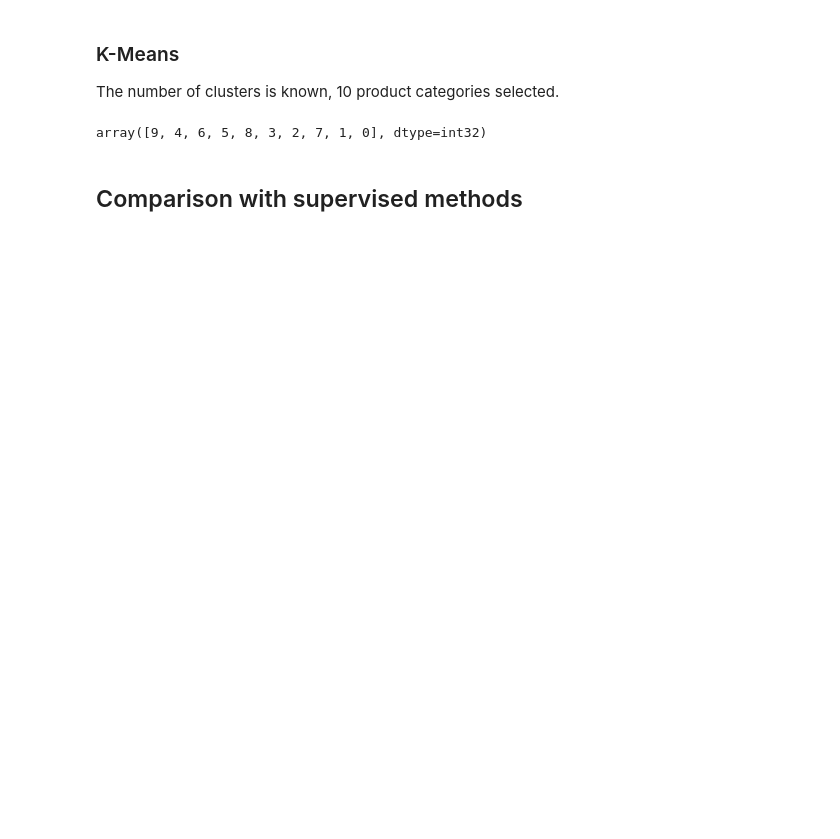
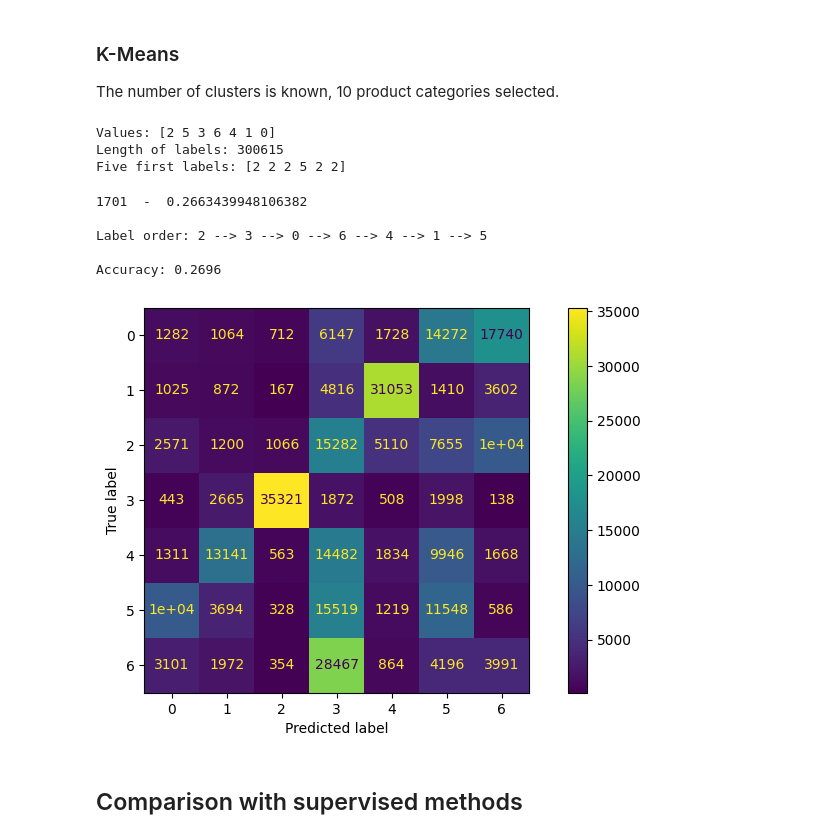
Before and after one commit to NikoKuu/unsupervised-algorithms-in-ml-final, a Jupyter notebook: Unsup_final_nk.ipynb, the cells around one changed output. Cells and saved outputs as stored; diff of their text form; code cells hidden in the pictures; blank space fills up the shorter version.

```diff
--- a/Unsup_final_nk.ipynb
+++ b/Unsup_final_nk.ipynb
@@ -518,9 +551,29 @@ The number of clusters is known, 10 product categories selected.
 # %%
 from sklearn.cluster import KMeans
 my_kmeans = KMeans(n_clusters=number_of_categories, random_state=0, n_init="auto").fit(mat)
-pd.unique(my_kmeans.labels_)
+print('Values:', pd.unique(my_kmeans.labels_))
+print('Length of labels:', len(my_kmeans.labels_))
+print('Five first labels:', my_kmeans.labels_[0:6])
 # %% [output]
-array([9, 4, 6, 5, 8, 3, 2, 7, 1, 0], dtype=int32)
+Values: [2 5 3 6 4 1 0]
+Length of labels: 300615
+Five first labels: [2 2 2 5 2 2]
+# %%
+label_order, best_accu = label_permute_compare(y_train, my_kmeans.labels_, 1)
+print('\nLabel order:', ' --> '.join([str(lbl) for lbl in label_order]))
+print('\nAccuracy:', round(best_accu,4))
+
+ypp = reorder_prediction(yp)
+fig, ax = plt.subplots(figsize=(10, 5))
+ConfusionMatrixDisplay.from_predictions([list(categories_train).index(yt) for yt in y_train], ypp, ax=ax)
+plt.show()
+# %% [output]
+1701  -  0.2663439948106382
+
+Label order: 2 --> 3 --> 0 --> 6 --> 4 --> 1 --> 5
+
+Accuracy: 0.2696
+[figure, added]
 # %% [markdown]
 ## Comparison with supervised methods
 # %%
```
Also changed, not shown: parts of 16 cells of this notebook.
